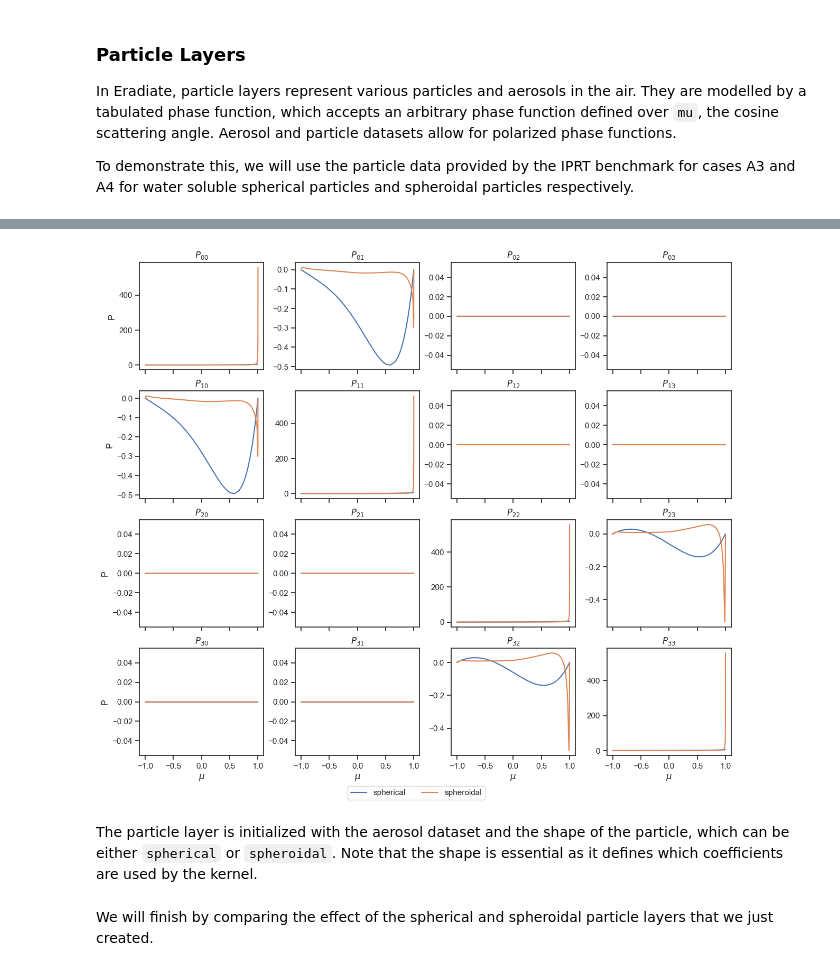
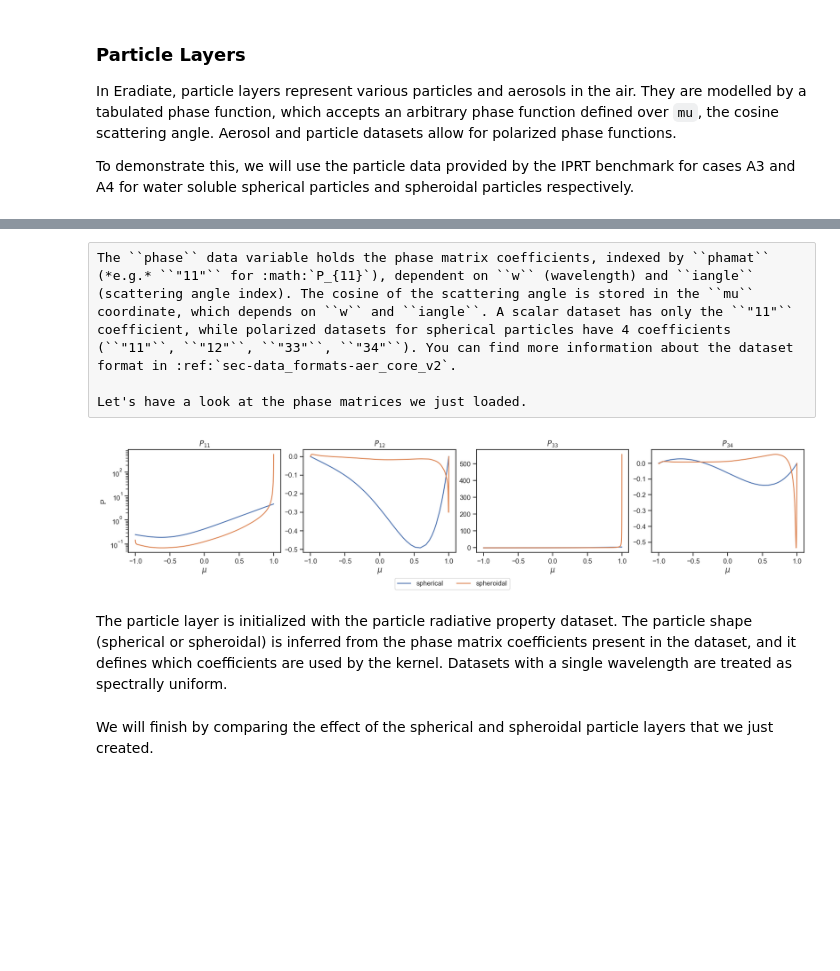
Before and after one commit to eradiate/eradiate-tutorials, a Jupyter notebook: getting_started/polarization.ipynb, the cells around one changed output, grey strips where cells are left out. Saved outputs shown, nothing was run; the diff lists cells and outputs as text; code cells hidden in the pictures; blank space fills up the shorter version.

```diff
--- a/getting_started/polarization.ipynb
+++ b/getting_started/polarization.ipynb
@@ -290,33 +293,28 @@ Let's have a look at the matrices we just loaded.
+# %% [raw]
+The ``phase`` data variable holds the phase matrix coefficients, indexed by ``phamat`` (*e.g.* ``"11"`` for :math:`P_{11}`), dependent on ``w`` (wavelength) and ``iangle`` (scattering angle index). The cosine of the scattering angle is stored in the ``mu`` coordinate, which depends on ``w`` and ``iangle``. A scalar dataset has only the ``"11"`` coefficient, while polarized datasets for spherical particles have 4 coefficients (``"11"``, ``"12"``, ``"33"``, ``"34"``). You can find more information about the dataset format in :ref:`sec-data_formats-aer_core_v2`.
+
+Let's have a look at the phase matrices we just loaded.
 # %%
+phamat = spherical.phamat.values
 fig, axs = plt.subplots(
-    4, 4, figsize=(3 * 4, 3 * 3.5), layout="constrained", sharex=True
+    1, len(phamat), figsize=(len(phamat) * 4, 3.5), layout="constrained", sharex=True
 )
-mu_spherical = spherical.mu.values
-mu_spheroidal = spheroidal.mu.values
 
-for i in range(4):
-    for j in range(4):
-        label_spherical = "spherical" if (i == 0 and j == 0) else None
-        label_spheroidal = "spheroidal" if (i == 0 and j == 0) else None
-        axs[i, j].plot(
-            mu_spherical,
-            spherical.phase.isel(w=0, i=i, j=j).values,
-            label=label_spherical,
+for ax, ij in zip(axs, phamat):
+    for name, ds in [("spherical", spherical), ("spheroidal", spheroidal)]:
+        ax.plot(
+            ds.mu.isel(w=0).values,
+            ds.phase.isel(w=0).sel(phamat=ij).values,
+            label=name if ij == "11" else None,
         )
-        axs[i, j].plot(
-            mu_spheroidal,
-            spheroidal.phase.isel(w=0, i=i, j=j).values,
-            label=label_spheroidal,
-        )
-        axs[i, j].set_title(f"$P_{{{i}{j}}}$")
-        if j == 0:
-            axs[i, j].set_ylabel("P")
-        if i == 3:
-            axs[i, j].set_xlabel("$\mu$")
+    ax.set_title(f"$P_{{{ij}}}$")
+    ax.set_xlabel(r"$\mu$")
+axs[0].set_ylabel("P")
+axs[0].set_yscale("log")
 
 fig.legend(loc="outside lower center", ncols=2)
 plt.show()
 # %% [output]
-[figure, old version]
+[figure, new version]
 # %% [markdown]
-The particle layer is initialized with the aerosol dataset and the shape of the particle, which can be either `spherical` or `spheroidal`. Note that the shape is essential as it defines which coefficients are used by the kernel.
+The particle layer is initialized with the particle radiative property dataset. The particle shape (spherical or spheroidal) is inferred from the phase matrix coefficients present in the dataset, and it defines which coefficients are used by the kernel. Datasets with a single wavelength are treated as spectrally uniform.
```
Also changed, not shown: parts of 13 cells of this notebook.
